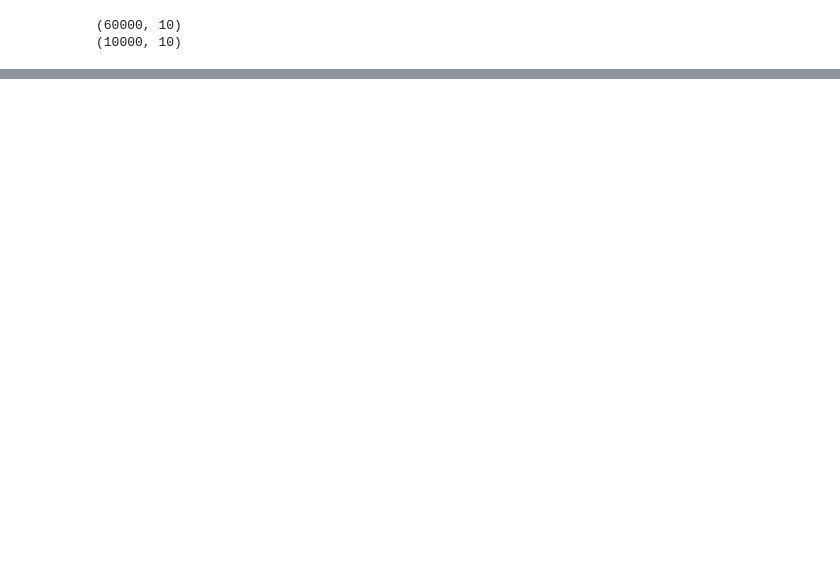
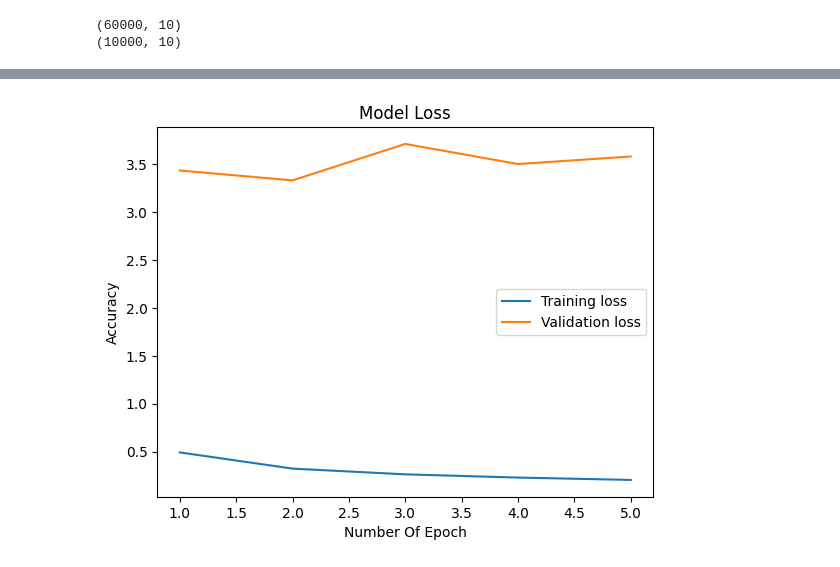
Before and after one commit to OleksiiLatypov/Data_Science_Homeworks, a Jupyter notebook: Untitled28.ipynb, the cells around one changed output, grey strips where cells are left out. Cells and saved outputs as stored; diff of their text form; code cells hidden in the pictures; blank space fills up the shorter version.

```diff
--- a/Untitled28.ipynb
+++ b/Untitled28.ipynb
@@ -181,0 +228,12 @@ Epoch 100/100
+# %%
+train_loss = history.history['loss']
+val_loss = history.history['val_loss']
+plt.plot(list(range(1, len(train_loss) + 1)), train_loss, label='Training loss')
+plt.plot(list(range(1, len(val_loss) + 1)), val_loss, label = 'Validation loss')
+plt.legend()
+plt.title('Model Loss')
+plt.xlabel('Number Of Epoch')
+plt.ylabel('Accuracy')
+plt.show()
+# %% [output]
+[figure, added]
```
Also changed, not shown: parts of 17 cells of this notebook.
